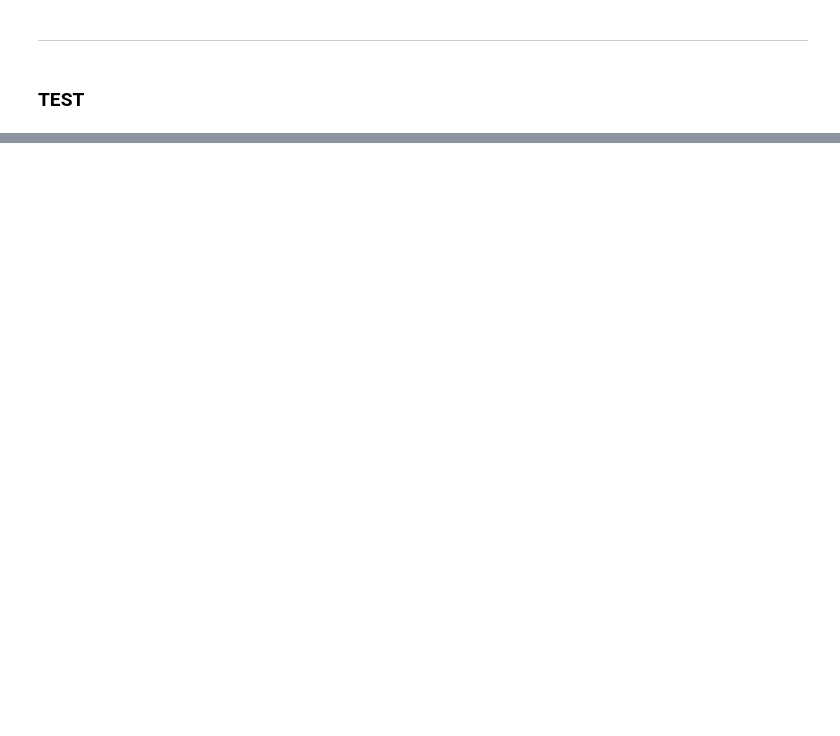
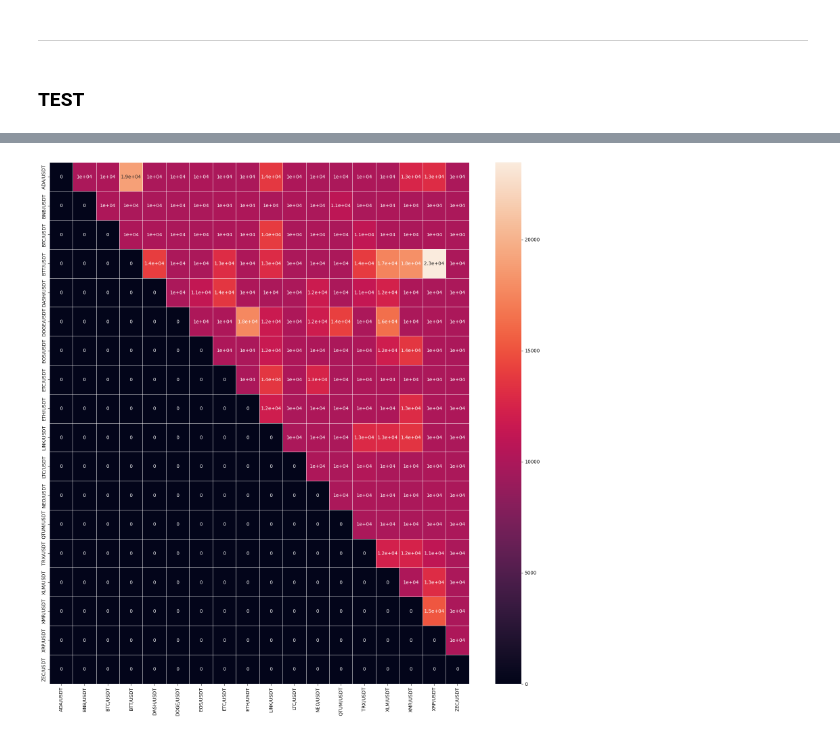
Before and after one commit to cansakiroglu/PairsTrading-YAP490, a Jupyter notebook: BuySell.ipynb, the cells around one changed output, grey strips where cells are left out. Cells and saved outputs as stored; diff of their text form; code cells hidden in the pictures; blank space fills up the shorter version.

```diff
--- a/BuySell.ipynb
+++ b/BuySell.ipynb
@@ -341,0 +333,25 @@ if False: # When Completed: ===>>> Delete if False & Untab
+# %%
+# TESTING
+coins = test_df.columns.tolist()
+coins.remove('DATE')
+
+fitness_values_of_best_solutions_in_test = pd.DataFrame(0.0, index=coins, columns=coins)
+
+pair_idx = 0
+for c1 in range(len(coins)-1):
+    for c2 in range(c1+1, len(coins)):
+        chromosome, c1_, c2_ = best_solutions[pair_idx]
+        if c1_ != coins[c1] or c2_ != coins[c2]:
+            print("Error in best solution ordering, did not come in the expected order.")
+            break
+
+        # Run the test
+        chromosome.calc_fitness(data=test_df, is_train=False)
+        fitness_values_of_best_solutions_in_test.loc[coins[c1], coins[c2]] = chromosome.fitness
+
+        # Print for readability during testing
+        print("Done with pair: ", coins[c1], coins[c2])
+        print("Resulting Budget: ", chromosome.fitness)
+        print('-'*50)
+
+        pair_idx += 1
@@ -341,0 +376,7 @@ if False: # When Completed: ===>>> Delete if False & Untab
+# %%
+# Show the fitness values of the best solutions in the test set
+fig, ax = plt.subplots(figsize=(20,20))
+sn.heatmap(fitness_values_of_best_solutions_in_test, annot=True, linewidths=.5, ax=ax)
+plt.show()
+# %% [output]
+[figure, added]
```
Also changed, not shown: parts of 16 cells of this notebook.
